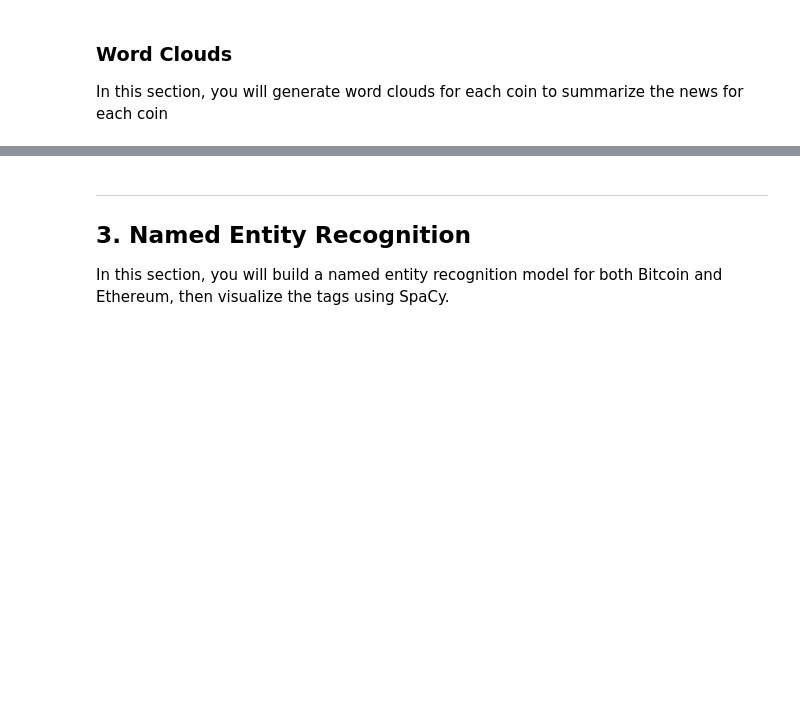
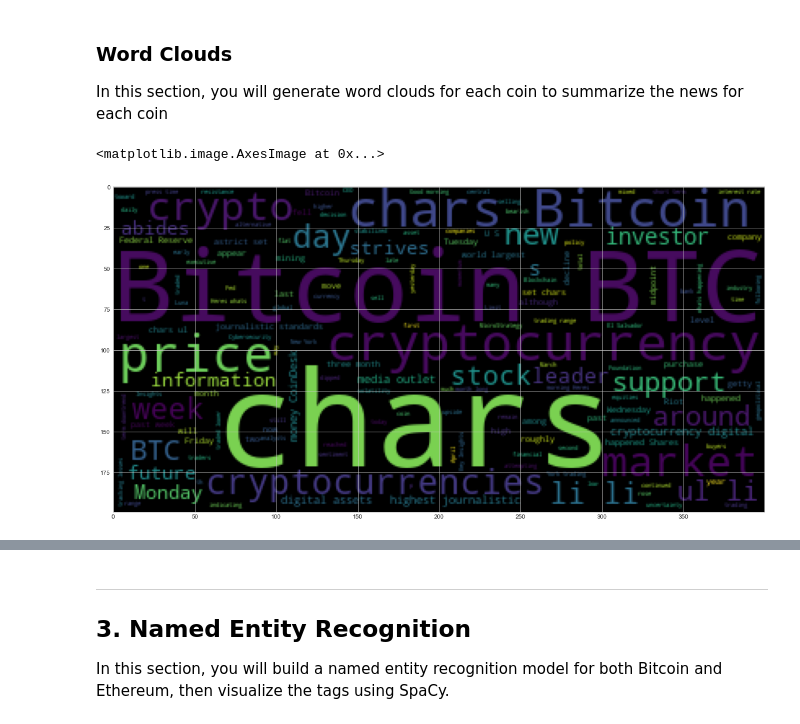
Before and after one commit to Epicosp/Fintech--Natural-Language-Processing, a Jupyter notebook: crypto_sentiment.ipynb, the cells around one changed output, grey strips where cells are left out. Drawn from its saved outputs; the diff is of its cells as text; code cells hidden in the pictures; blank space fills up the shorter version.

```diff
--- a/crypto_sentiment.ipynb
+++ b/crypto_sentiment.ipynb
@@ -228,5 +266,9 @@ mpl.rcParams['figure.figsize'] = [20.0, 10.0]
 # %%
 # Generate the Bitcoin word cloud
-# YOUR CODE HERE!
+wc = WordCloud().generate(btc_df['content'].sum())
+plt.imshow(wc)
+# %% [output]
+<matplotlib.image.AxesImage at 0x...>
+[figure, added]
 # %%
 # Generate the Ethereum word cloud
```
Also changed, not shown: parts of 21 cells of this notebook.
